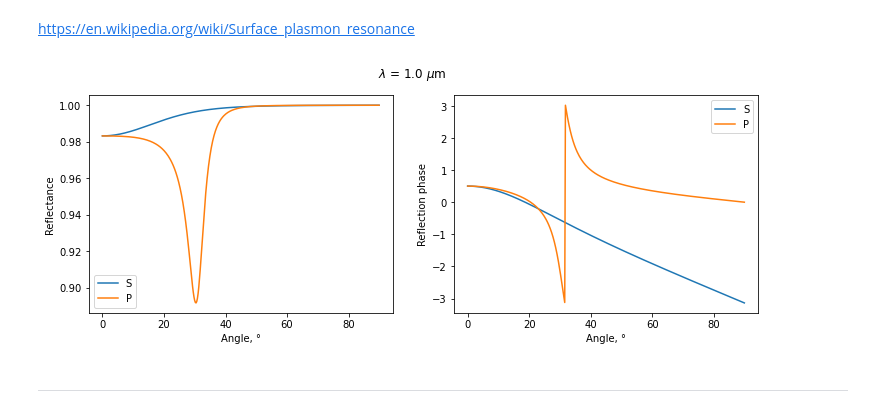
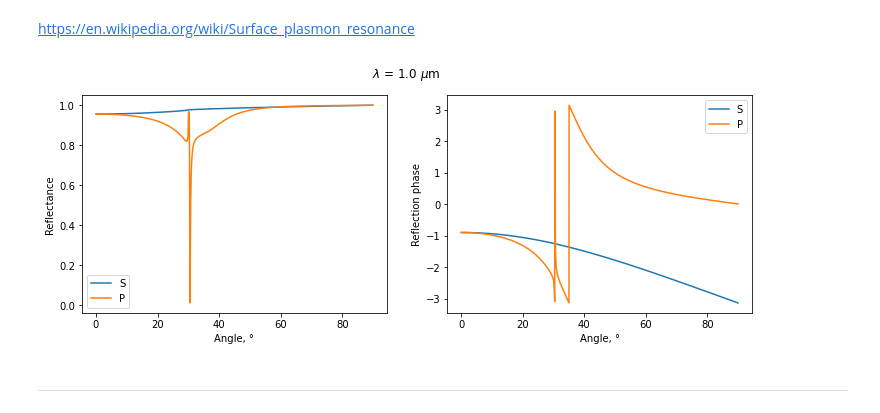
Before and after one commit to Alhkad/transfer_matrix, a Jupyter notebook: demo/transfer_matrix.ipynb, the cells around one changed output. Drawn from its saved outputs; the diff is of its cells as text; code cells hidden in the pictures.

```diff
--- a/demo/transfer_matrix.ipynb
+++ b/demo/transfer_matrix.ipynb
@@ -19,10 +19,11 @@ sorted(listdir('structures'))
 # %% [markdown]
 #### Fixed wavelength
 # %%
-def plot_predictions_fixed_wavelength(model, lambd=1., polarizations='SP'):
+def plot_predictions_fixed_wavelength(model, lambd=1., polarizations='SP', N_points=400):
     fig, (ax1, ax2) = plt.subplots(1, 2, figsize=(12, 4))
     for polarization in polarizations:
-        angles, reflection_coefs = model.get_reflection_coefs_fixed_wavelength(lambd, polarization)
+        angles, reflection_coefs = model.get_reflection_coefs_fixed_wavelength(lambd, polarization,
+                                                                               N_points=N_points)
         ax1.plot(angles, np.square(np.abs(reflection_coefs)), label='{}'.format(polarization))
         ax2.plot(angles, np.angle(reflection_coefs), label='{}'.format(polarization))
 
@@ -46,9 +47,9 @@ plot_predictions_fixed_wavelength(model, lambd=1., polarizations='SP')
 https://en.wikipedia.org/wiki/Surface_plasmon_resonance
 # %%
 model = LayeredStructure('structures/surface_plasmon_resonance_gold.txt')
-plot_predictions_fixed_wavelength(model, lambd=1., polarizations='SP')
+plot_predictions_fixed_wavelength(model, lambd=1., polarizations='SP', N_points=2000)
 # %% [output]
-[figure, old version]
+[figure, new version]
 # %% [markdown]
 ---
 # %%
```
Also changed, not shown: parts of 1 cell of this notebook, 1 other file.
